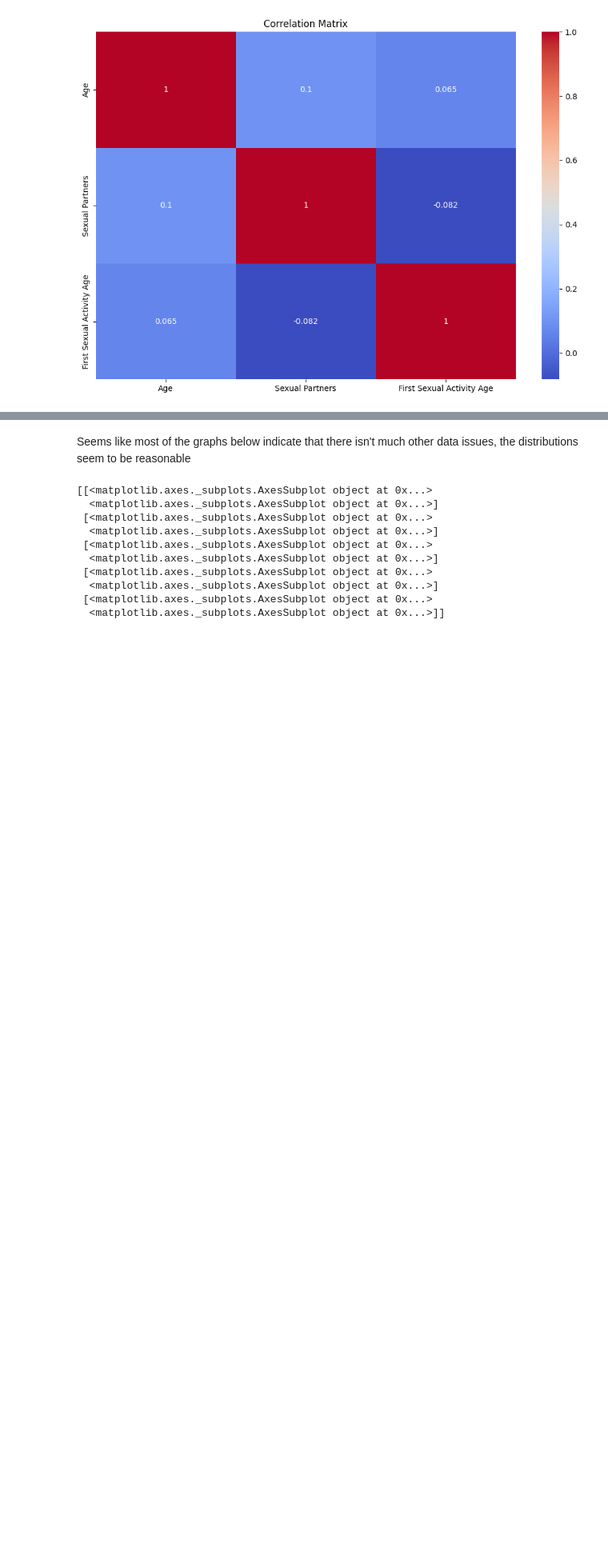
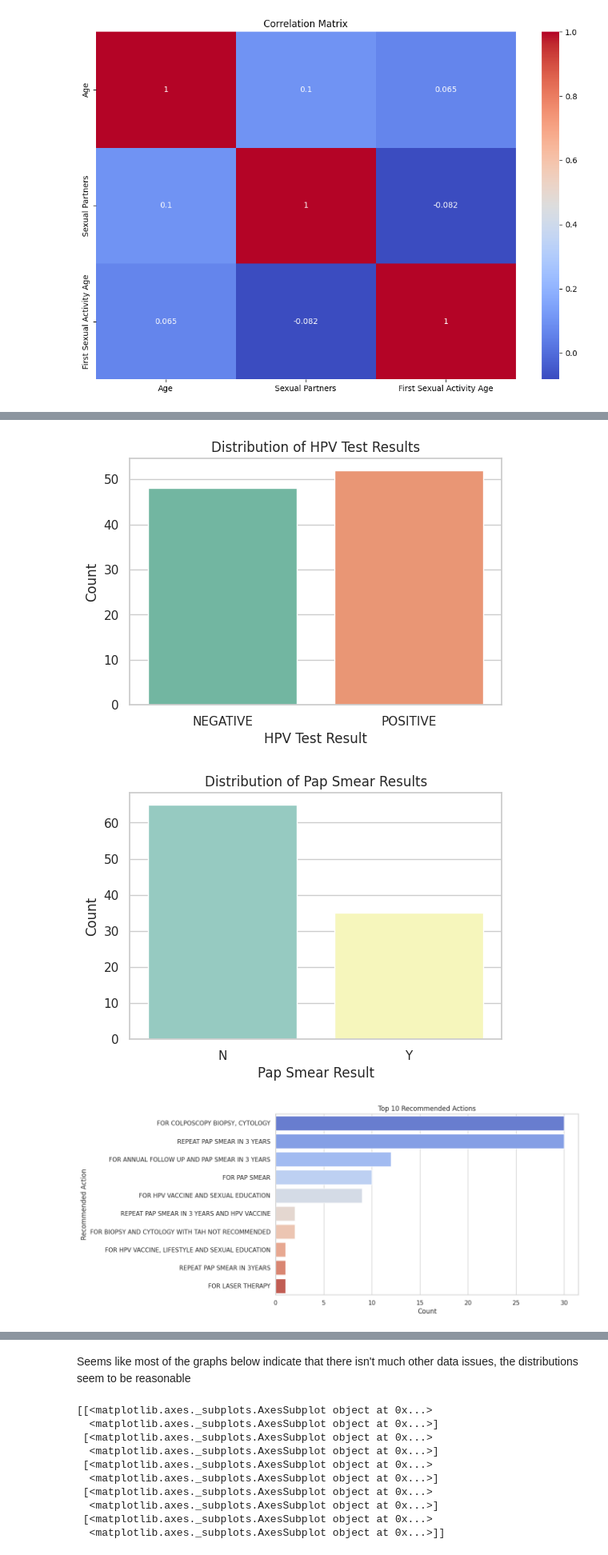
Before and after one commit to Anne-Okingo/Code_Ssipers_Afya_Kuu, a Jupyter notebook: Predicting_breast_cancer_with_decision_trees (2).ipynb, the cells around one changed output, grey strips where cells are left out. Shown at 80% size. Cells and saved outputs as stored; diff of their text form; code cells hidden in the pictures; blank space fills up the shorter version.

Commit message:
feat: show distribution of key numeric features

```diff
--- a/Predicting_breast_cancer_with_decision_trees (2).ipynb
+++ b/Predicting_breast_cancer_with_decision_trees (2).ipynb
@@ -645,0 +648,35 @@ sns.pairplot(plot, kind = 'reg',height = 3)
+# %%
+# 2.Show distributions of key category values defined above
+
+import matplotlib.pyplot as plt
+import seaborn as sns
+
+# Set visual style
+sns.set(style='whitegrid')
+
+# HPV Test Result distribution
+plt.figure(figsize=(6,4))
+sns.countplot(data=clean_df, x='HPV Test Result', palette='Set2')
+plt.title('Distribution of HPV Test Results')
+plt.ylabel('Count')
+plt.show()
+
+# Pap Smear Result distribution
+plt.figure(figsize=(6,4))
+sns.countplot(data=clean_df, x='Pap Smear Result', palette='Set3')
+plt.title('Distribution of Pap Smear Results')
+plt.ylabel('Count')
+plt.show()
+
+# Recommended Action distribution (top 10)
+plt.figure(figsize=(10,6))
+top_actions = clean_df['Recommended Action'].value_counts().nlargest(10)
+sns.barplot(y=top_actions.index, x=top_actions.values, palette='coolwarm')
+plt.title('Top 10 Recommended Actions')
+plt.xlabel('Count')
+plt.ylabel('Recommended Action')
+plt.show()
+# %% [output]
+[figure, added]
+[figure, added]
+[figure, added]
```
Also changed, not shown: parts of 6 cells of this notebook.
